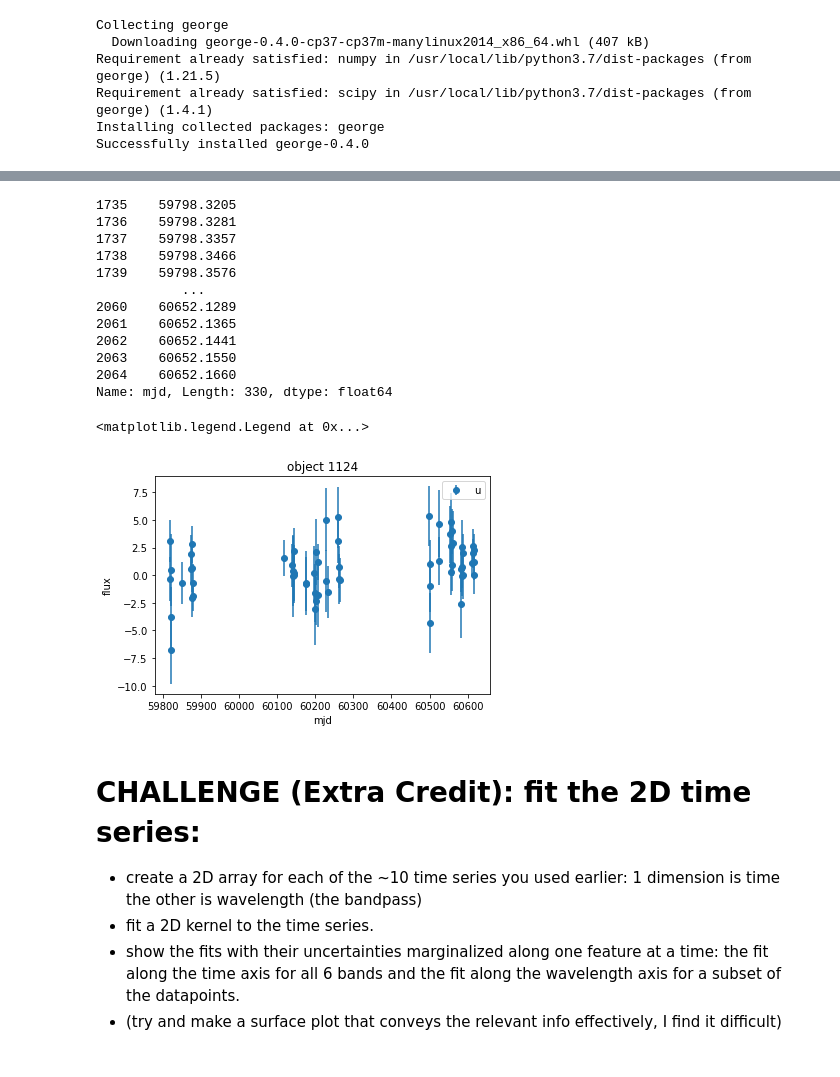
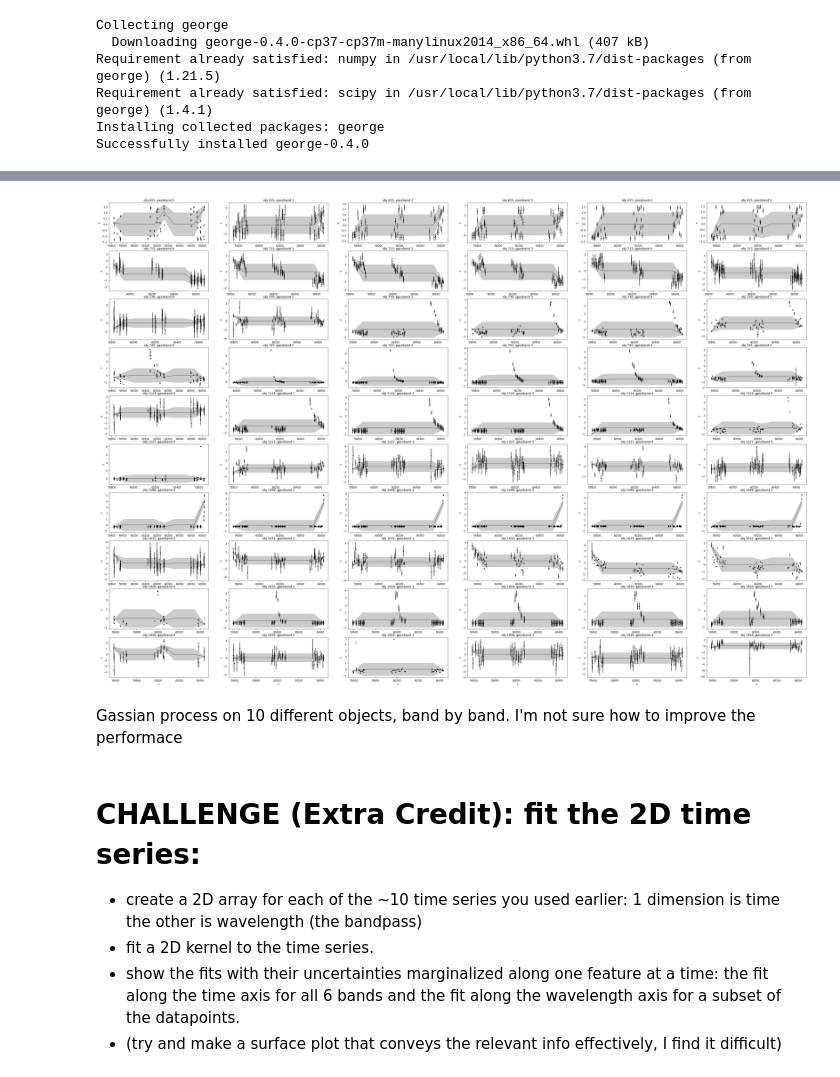
Before and after one commit to pvhau169/MLTSA22_HPhan, a Jupyter notebook: HW7/MLTSA2022_GP_homework.ipynb, the cells around one changed output, grey strips where cells are left out. Saved outputs shown, nothing was run; the diff lists cells and outputs as text; code cells hidden in the pictures.

```diff
--- a/HW7/MLTSA2022_GP_homework.ipynb
+++ b/HW7/MLTSA2022_GP_homework.ipynb
@@ -507,14 +507,0 @@ def fitKernel(y, t, t_pred):
-# %%
-f = 0
-index = 8
-id = object_id[index][0]
-
-mask = lcvs['object_id'] == id
-x = lcvs['mjd'][mask]
-y = lcvs['flux'][mask]
-yerr = lcvs['flux_err'][mask]
-# label = lcvs['passband'][mask]
-
-
-t_pred = np.atleast_2d(np.linspace(x.min(), x.max(), 10)).T
-fitKernel(y, x, t_pred)
@@ -524,41 +508,16 @@ Initial ln-likelihood: -1942310121133.35
-# %%
-x
-# %% [output]
-1735    59798.3205
-1736    59798.3281
-1737    59798.3357
-1738    59798.3466
-1739    59798.3576
-           ...
-2060    60652.1289
-2061    60652.1365
-2062    60652.1441
-2063    60652.1550
-2064    60652.1660
-Name: mjd, Length: 330, dtype: float64
-# %%
-f = 0
-index = 4
-id = object_id[index][0]
-
-mask = lcvs['object_id'] == id
-x = lcvs['mjd'][mask]
-y = lcvs['flux'][mask]
-yerr = lcvs['flux_err'][mask]
-label = lcvs['passband'][mask]
-
-
-label_mask = label == f
-# print(np.mean(y[label_mask]))
-# print(np.sum(label_mask))
-pl.errorbar(x[label_mask], y[label_mask], yerr=yerr[label_mask], fmt='o', label = pbnames[f])
-pl.title('object {}'.format(id))
-pl.xlabel('mjd')
-pl.ylabel('flux')
-pl.legend()
-# %% [output]
-<matplotlib.legend.Legend at 0x...>
-[figure, removed]
+# %%
+objs = range(10)
+fig = plt.figure(figsize = (50, 35))
+axes = []
+for index in range(10):
+  id = object_id[index][0]
+  for f in range(6):
+    axes.append(fig.add_subplot(10, 6, index*6 +f + 1))
+    fitKernel(id, f, axes[-1])
+# %% [output]
+[figure, added]
+# %% [markdown]
+Gassian process on 10 different objects, band by band. I'm not sure how to improve the performace
 # %% [markdown]
 # CHALLENGE (Extra Credit): fit the 2D time series:
 - create a 2D array for each of the ~10 time series you used earlier: 1 dimension is time the other is wavelength (the bandpass)
```
Also changed, not shown: parts of 5 cells of this notebook.
